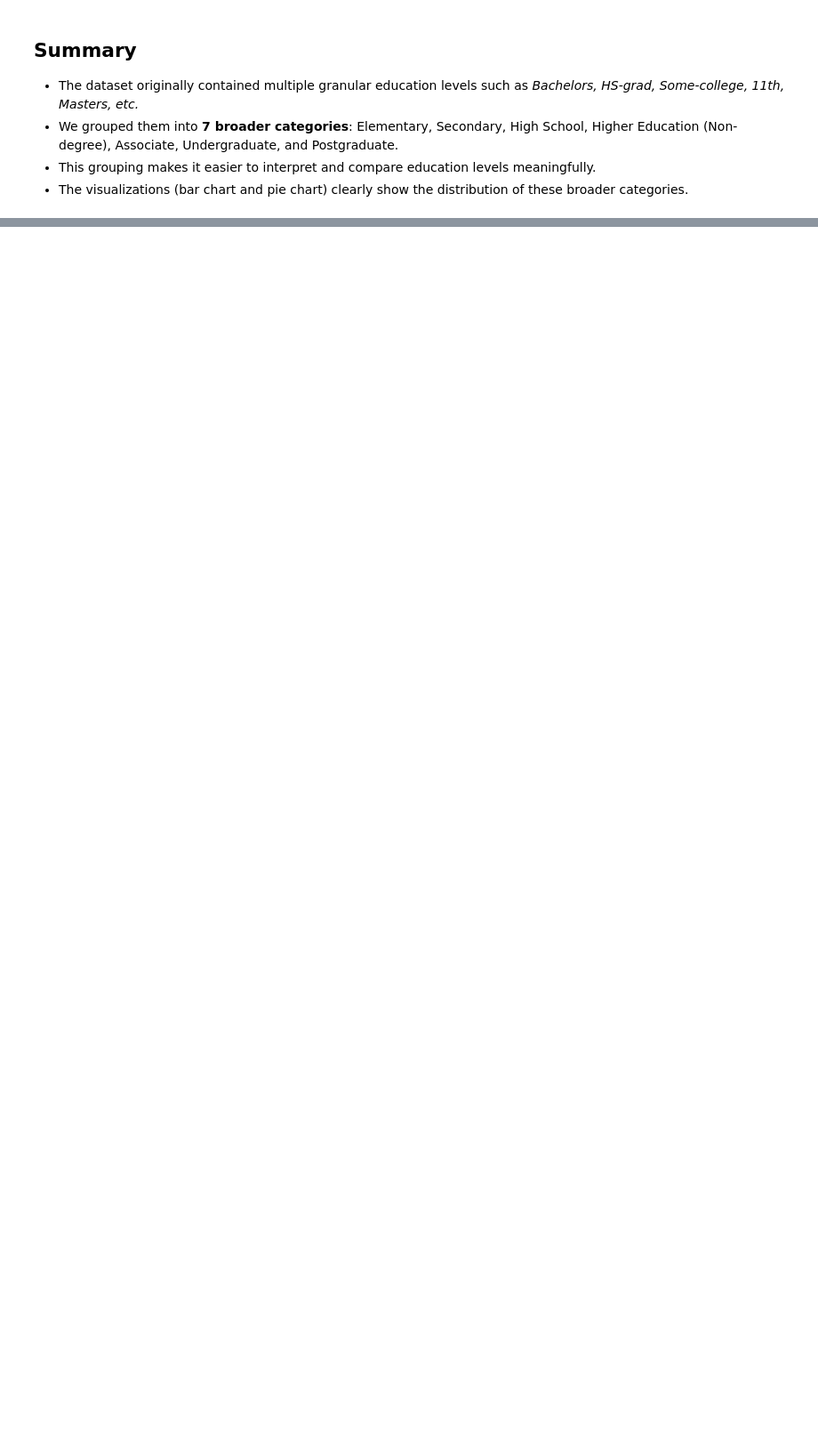
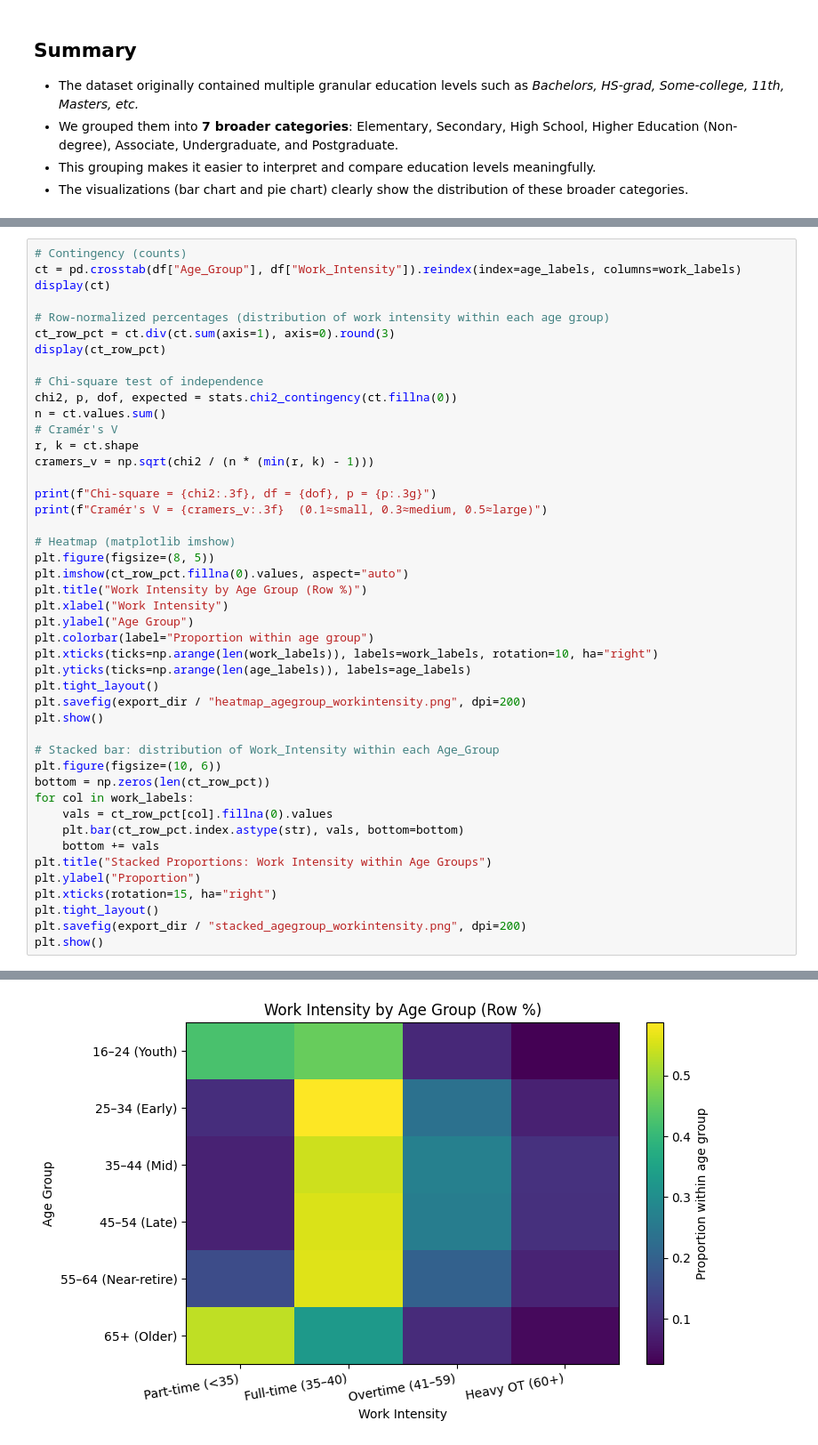
Before and after one commit to shaoncvit/DA-1, a Jupyter notebook: Assignment-1/q1.ipynb, the cells around one changed output, grey strips where cells are left out. Shown at 89% size. Drawn from its saved outputs; the diff is of its cells as text; blank space fills up the shorter version.

```diff
--- a/Assignment-1/q1.ipynb
+++ b/Assignment-1/q1.ipynb
@@ -195,0 +397,46 @@ plt.show()
+# %%
+# Contingency (counts)
+ct = pd.crosstab(df["Age_Group"], df["Work_Intensity"]).reindex(index=age_labels, columns=work_labels)
+display(ct)
+
+# Row-normalized percentages (distribution of work intensity within each age group)
+ct_row_pct = ct.div(ct.sum(axis=1), axis=0).round(3)
+display(ct_row_pct)
+
+# Chi-square test of independence
+chi2, p, dof, expected = stats.chi2_contingency(ct.fillna(0))
+n = ct.values.sum()
+# Cramér's V
+r, k = ct.shape
+cramers_v = np.sqrt(chi2 / (n * (min(r, k) - 1)))
+
+print(f"Chi-square = {chi2:.3f}, df = {dof}, p = {p:.3g}")
+print(f"Cramér's V = {cramers_v:.3f}  (0.1≈small, 0.3≈medium, 0.5≈large)")
+
+# Heatmap (matplotlib imshow)
+plt.figure(figsize=(8, 5))
+plt.imshow(ct_row_pct.fillna(0).values, aspect="auto")
+plt.title("Work Intensity by Age Group (Row %)")
+plt.xlabel("Work Intensity")
+plt.ylabel("Age Group")
+plt.colorbar(label="Proportion within age group")
+plt.xticks(ticks=np.arange(len(work_labels)), labels=work_labels, rotation=10, ha="right")
+plt.yticks(ticks=np.arange(len(age_labels)), labels=age_labels)
+plt.tight_layout()
+plt.savefig(export_dir / "heatmap_agegroup_workintensity.png", dpi=200)
+plt.show()
+
+# Stacked bar: distribution of Work_Intensity within each Age_Group
+plt.figure(figsize=(10, 6))
+bottom = np.zeros(len(ct_row_pct))
+for col in work_labels:
+    vals = ct_row_pct[col].fillna(0).values
+    plt.bar(ct_row_pct.index.astype(str), vals, bottom=bottom)
+    bottom += vals
+plt.title("Stacked Proportions: Work Intensity within Age Groups")
+plt.ylabel("Proportion")
+plt.xticks(rotation=15, ha="right")
+plt.tight_layout()
+plt.savefig(export_dir / "stacked_agegroup_workintensity.png", dpi=200)
+plt.show()
+# %% [output]
@@ -195,0 +461 @@ plt.show()
+[figure, added]
```
Also changed, not shown: parts of 14 cells of this notebook.
